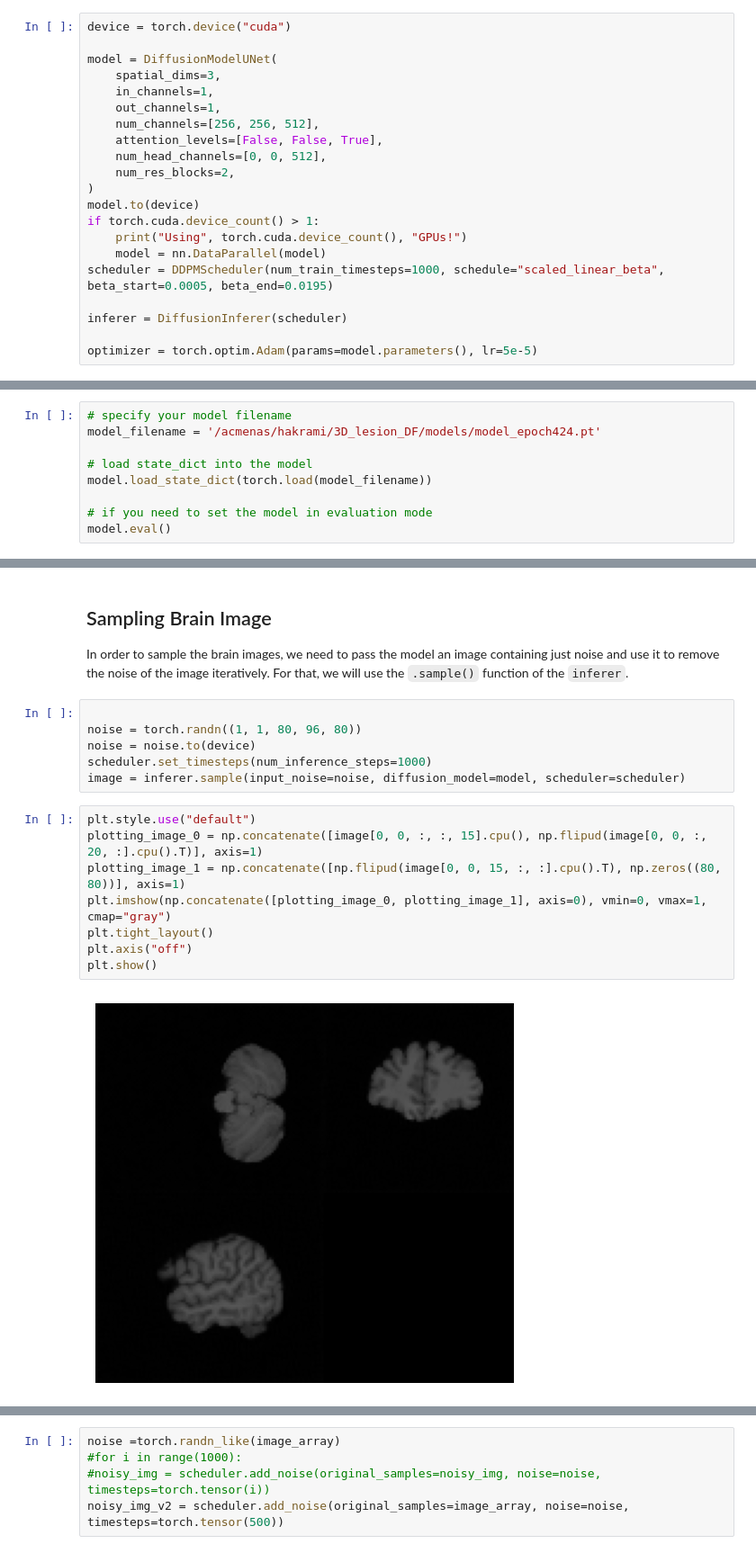
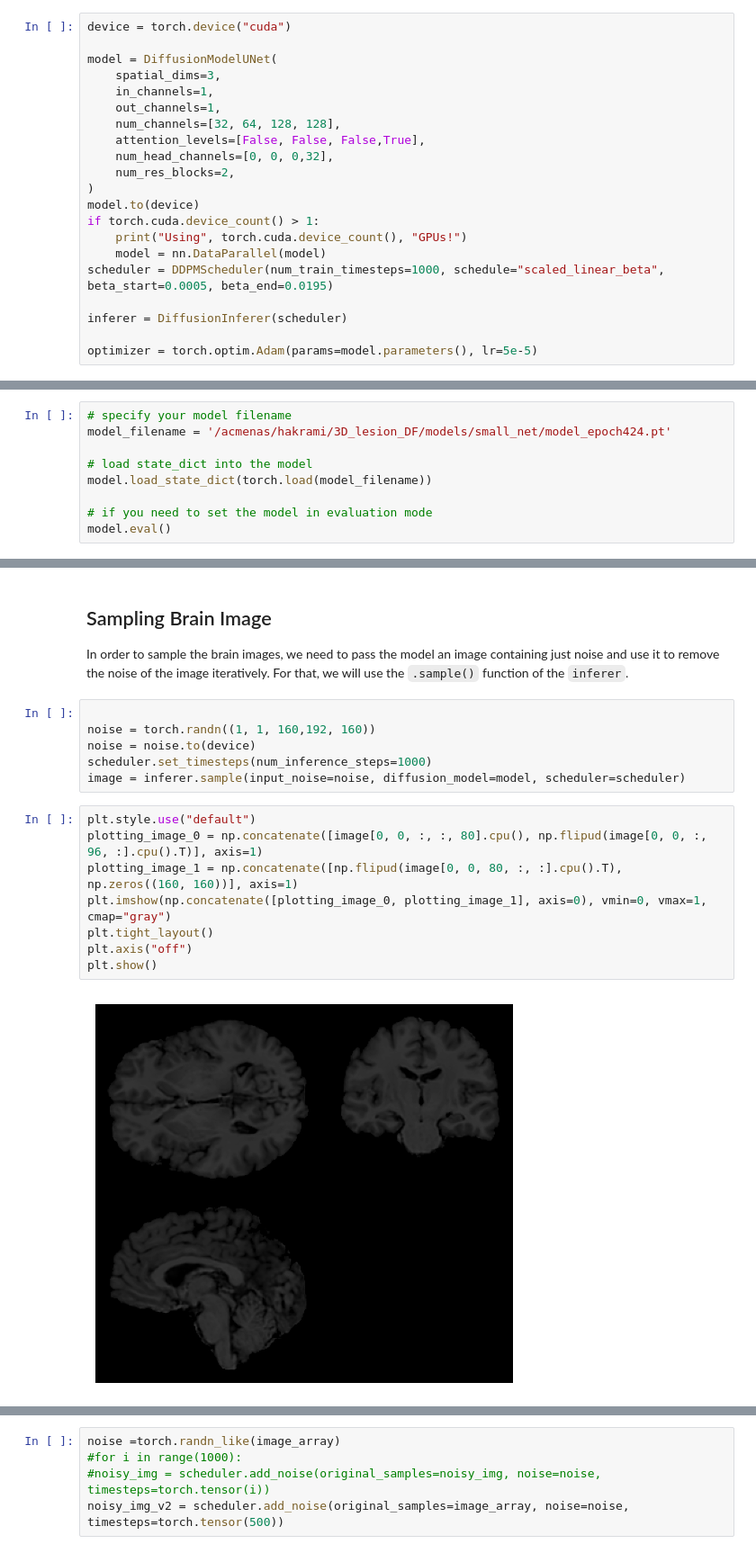
Before and after one commit to HaleAkrami/3D_lesion_DF, a Jupyter notebook: 3d_ddpm_valid.ipynb, the cells around one changed output, grey strips where cells are left out. Shown: that part at 90% size. Saved outputs shown, nothing was run; the diff lists cells and outputs as text.

```diff
--- a/3d_ddpm_valid.ipynb
+++ b/3d_ddpm_valid.ipynb
@@ -326,9 +328,9 @@ model = DiffusionModelUNet(
     spatial_dims=3,
     in_channels=1,
     out_channels=1,
-    num_channels=[256, 256, 512],
-    attention_levels=[False, False, True],
-    num_head_channels=[0, 0, 512],
+    num_channels=[32, 64, 128, 128],
+    attention_levels=[False, False, False,True],
+    num_head_channels=[0, 0, 0,32],
     num_res_blocks=2,
 )
 model.to(device)
@@ -344,7 +346,7 @@ optimizer = torch.optim.Adam(params=model.parameters(), lr=5e-5)
 Using 4 GPUs!
 # %%
 # specify your model filename
-model_filename = '/acmenas/hakrami/3D_lesion_DF/models/model_epoch424.pt'
+model_filename = '/acmenas/hakrami/3D_lesion_DF/models/small_net/model_epoch424.pt'
 
 # load state_dict into the model
 model.load_state_dict(torch.load(model_filename))
@@ -375,20 +377,20 @@ DataParallel(
 In order to sample the brain images, we need to pass the model an image containing just noise and use it to remove the noise of the image iteratively. For that, we will use the `.sample()` function of the `inferer`.
 # %%
 
-noise = torch.randn((1, 1, 80, 96, 80))
+noise = torch.randn((1, 1, 160,192, 160))
 noise = noise.to(device)
 scheduler.set_timesteps(num_inference_steps=1000)
 image = inferer.sample(input_noise=noise, diffusion_model=model, scheduler=scheduler)
 # %%
 plt.style.use("default")
-plotting_image_0 = np.concatenate([image[0, 0, :, :, 15].cpu(), np.flipud(image[0, 0, :, 20, :].cpu().T)], axis=1)
-plotting_image_1 = np.concatenate([np.flipud(image[0, 0, 15, :, :].cpu().T), np.zeros((80, 80))], axis=1)
+plotting_image_0 = np.concatenate([image[0, 0, :, :, 80].cpu(), np.flipud(image[0, 0, :, 96, :].cpu().T)], axis=1)
+plotting_image_1 = np.concatenate([np.flipud(image[0, 0, 80, :, :].cpu().T), np.zeros((160, 160))], axis=1)
 plt.imshow(np.concatenate([plotting_image_0, plotting_image_1], axis=0), vmin=0, vmax=1, cmap="gray")
 plt.tight_layout()
 plt.axis("off")
 plt.show()
 # %% [output]
-[figure, old version]
+[figure, new version]
 # %%
 
 import nibabel as nib
```
Also changed, not shown: parts of 11 cells of this notebook, 5 other files.
